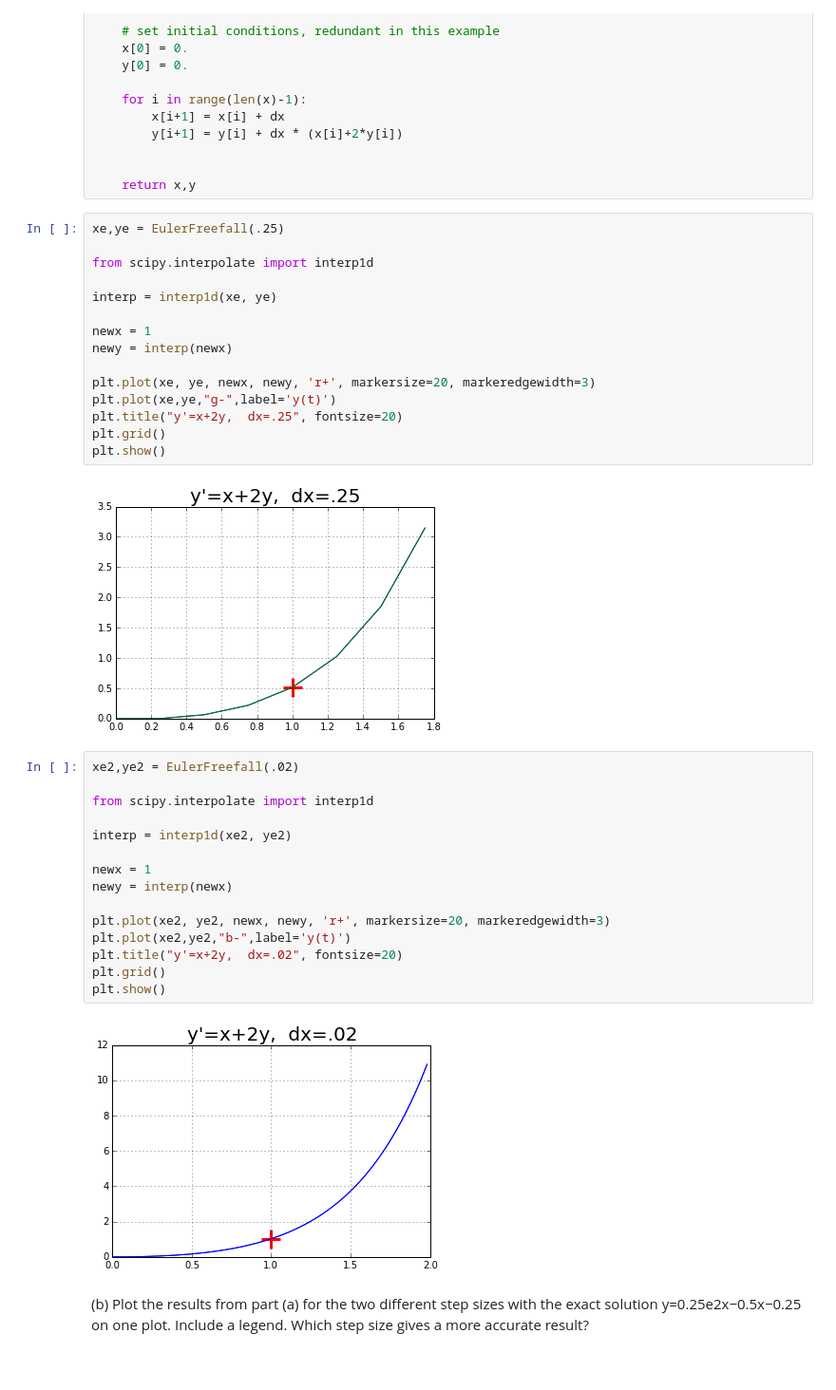
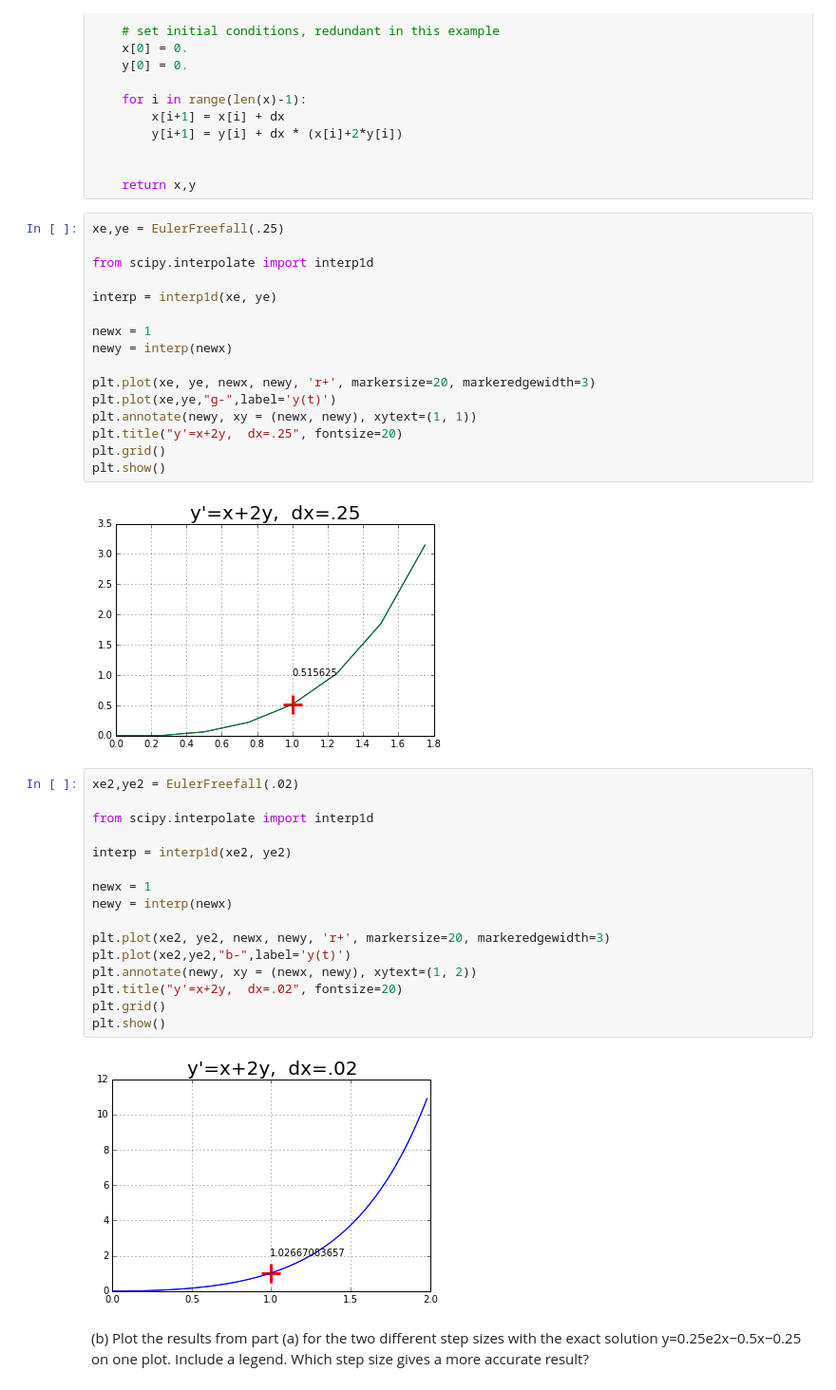
Before and after one commit to nwilli14/PHYS202-S14, a Jupyter notebook: SciPy/ODEExercises.ipynb, the cells around one changed output. Shown at 95% size. Drawn from its saved outputs; the diff is of its cells as text.

```diff
--- a/SciPy/ODEExercises.ipynb
+++ b/SciPy/ODEExercises.ipynb
@@ -255,28 +254,30 @@ newy = interp(newx)
 
 plt.plot(xe, ye, newx, newy, 'r+', markersize=20, markeredgewidth=3)
 plt.plot(xe,ye,"g-",label='y(t)')
+plt.annotate(newy, xy = (newx, newy), xytext=(1, 1))
 plt.title("y'=x+2y,  dx=.25", fontsize=20)
 plt.grid()
 plt.show()
 # %% [output]
-[figure, old version]
+[figure, new version]
 # %%
 xe2,ye2 = EulerFreefall(.02)
 
 from scipy.interpolate import interp1d
 
 interp = interp1d(xe2, ye2)
 
 newx = 1
 newy = interp(newx)
 
 plt.plot(xe2, ye2, newx, newy, 'r+', markersize=20, markeredgewidth=3)
 plt.plot(xe2,ye2,"b-",label='y(t)')
+plt.annotate(newy, xy = (newx, newy), xytext=(1, 2))
 plt.title("y'=x+2y,  dx=.02", fontsize=20)
 plt.grid()
 plt.show()
 # %% [output]
-[figure, old version]
+[figure, new version]
 # %% [markdown]
 (b) Plot the results from part (a) for the two different step sizes with the exact solution
 y=0.25e2x−0.5x−0.25
```
Also changed, not shown: parts of 8 cells of this notebook, 3 other files.
